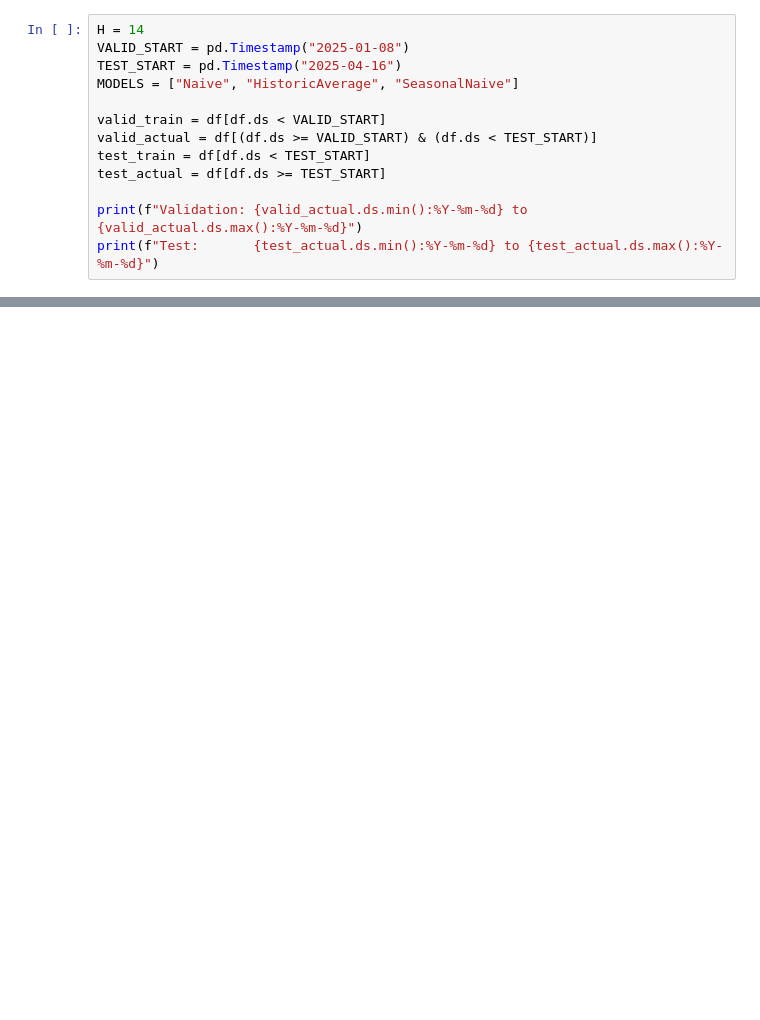
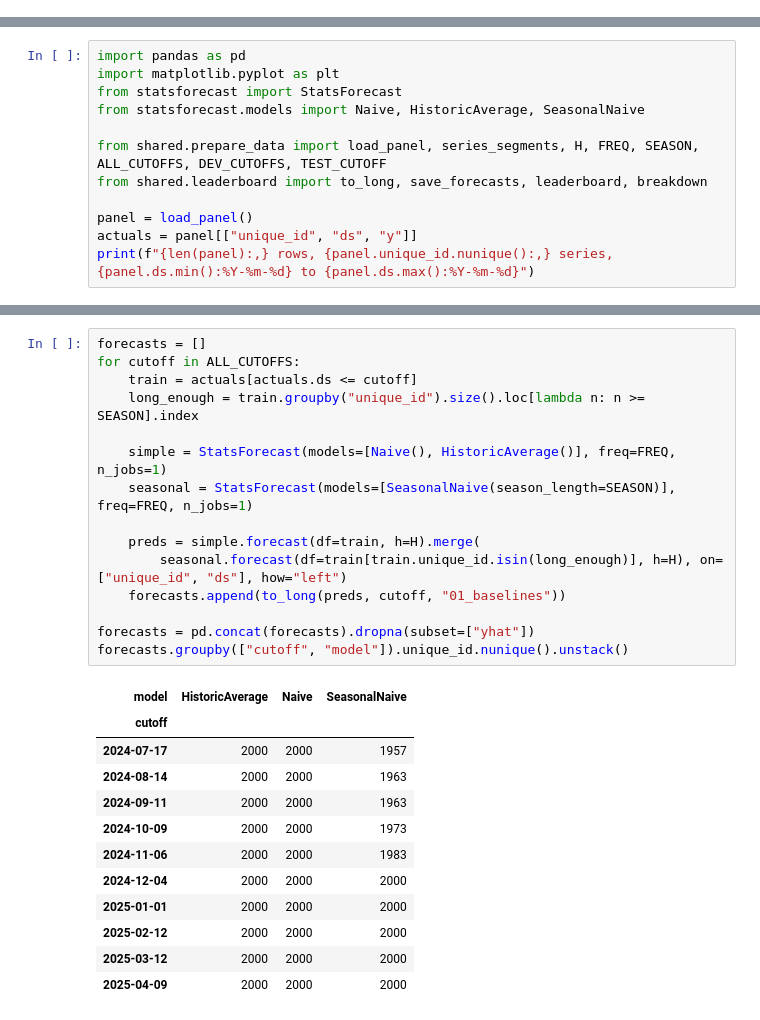
Before and after one commit to tackes/time-series-forecasting-bootcamp, a Jupyter notebook: day1_ml/01_baselines.ipynb, the cells around one changed output, grey strips where cells are left out. Saved outputs shown, nothing was run; the diff lists cells and outputs as text; blank space fills up the shorter version.

```diff
--- a/day1_ml/01_baselines.ipynb
+++ b/day1_ml/01_baselines.ipynb
@@ -37,13 +0,0 @@ We generate each forecast from data available at its forecast origin. A baseline
-# %%
-H = 14
-VALID_START = pd.Timestamp("2025-01-08")
-TEST_START = pd.Timestamp("2025-04-16")
-MODELS = ["Naive", "HistoricAverage", "SeasonalNaive"]
-
-valid_train = df[df.ds < VALID_START]
-valid_actual = df[(df.ds >= VALID_START) & (df.ds < TEST_START)]
-test_train = df[df.ds < TEST_START]
-test_actual = df[df.ds >= TEST_START]
-
-print(f"Validation: {valid_actual.ds.min():%Y-%m-%d} to {valid_actual.ds.max():%Y-%m-%d}")
-print(f"Test:       {test_actual.ds.min():%Y-%m-%d} to {test_actual.ds.max():%Y-%m-%d}")
@@ -144,0 +21,12 @@ print(f"Saved baseline results to {results}")
+# %%
+import pandas as pd
+import matplotlib.pyplot as plt
+from statsforecast import StatsForecast
+from statsforecast.models import Naive, HistoricAverage, SeasonalNaive
+
+from shared.prepare_data import load_panel, series_segments, H, FREQ, SEASON, ALL_CUTOFFS, DEV_CUTOFFS, TEST_CUTOFF
+from shared.leaderboard import to_long, save_forecasts, leaderboard, breakdown
+
+panel = load_panel()
+actuals = panel[["unique_id", "ds", "y"]]
+print(f"{len(panel):,} rows, {panel.unique_id.nunique():,} series, {panel.ds.min():%Y-%m-%d} to {panel.ds.max():%Y-%m-%d}")
@@ -144,0 +72,28 @@ print(f"Saved baseline results to {results}")
+# %%
+forecasts = []
+for cutoff in ALL_CUTOFFS:
+    train = actuals[actuals.ds <= cutoff]
+    long_enough = train.groupby("unique_id").size().loc[lambda n: n >= SEASON].index
+
+    simple = StatsForecast(models=[Naive(), HistoricAverage()], freq=FREQ, n_jobs=1)
+    seasonal = StatsForecast(models=[SeasonalNaive(season_length=SEASON)], freq=FREQ, n_jobs=1)
+
+    preds = simple.forecast(df=train, h=H).merge(
+        seasonal.forecast(df=train[train.unique_id.isin(long_enough)], h=H), on=["unique_id", "ds"], how="left")
+    forecasts.append(to_long(preds, cutoff, "01_baselines"))
+
+forecasts = pd.concat(forecasts).dropna(subset=["yhat"])
+forecasts.groupby(["cutoff", "model"]).unique_id.nunique().unstack()
+# %% [output]
+| model | HistoricAverage | Naive | SeasonalNaive |
+| cutoff |  |  |  |
+| 2024-07-17 | 2000 | 2000 | 1957 |
+| 2024-08-14 | 2000 | 2000 | 1963 |
+| 2024-09-11 | 2000 | 2000 | 1963 |
+| 2024-10-09 | 2000 | 2000 | 1973 |
+| 2024-11-06 | 2000 | 2000 | 1983 |
+| 2024-12-04 | 2000 | 2000 | 2000 |
+| 2025-01-01 | 2000 | 2000 | 2000 |
+| 2025-02-12 | 2000 | 2000 | 2000 |
+| 2025-03-12 | 2000 | 2000 | 2000 |
+| 2025-04-09 | 2000 | 2000 | 2000 |
```
Also changed, not shown: parts of 32 cells of this notebook, 40 other files.
